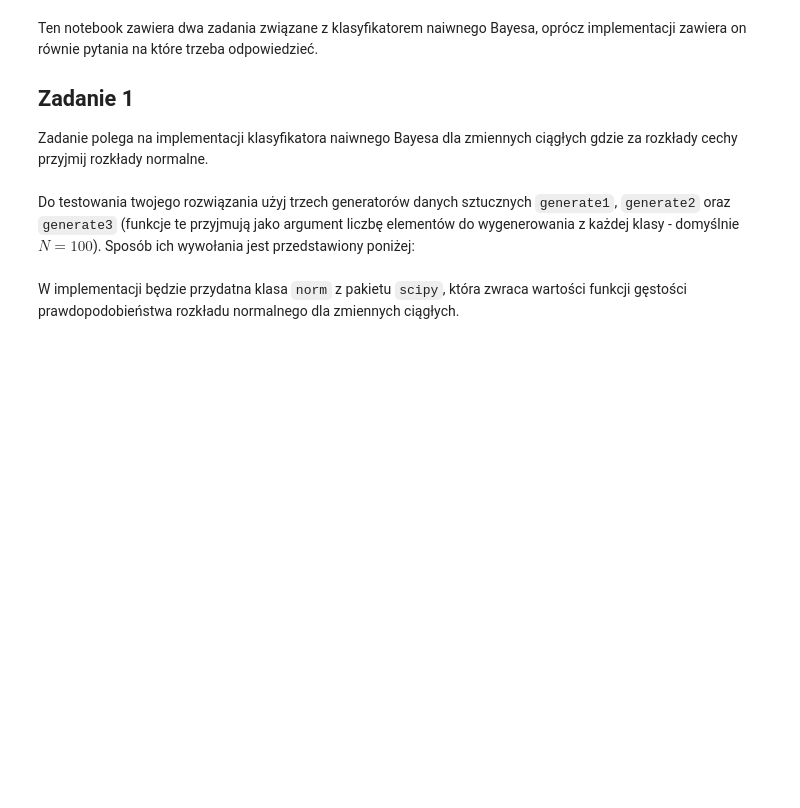
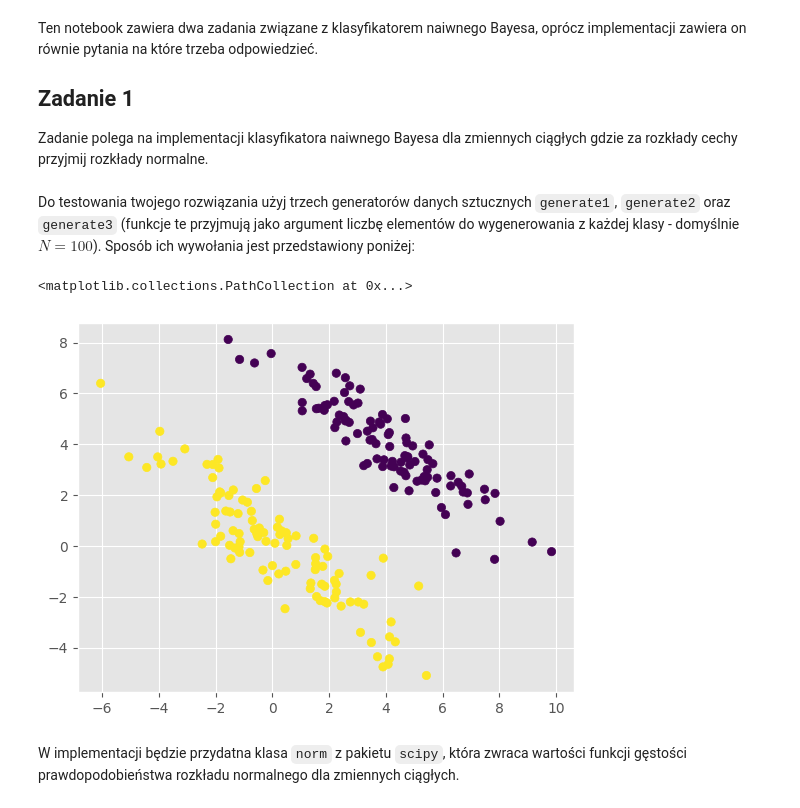
Before and after one commit to Ja234nush/sys, a Jupyter notebook: lab2/su-lab-zad-dom-2.ipynb, the cells around one changed output. Drawn from its saved outputs; the diff is of its cells as text; code cells hidden in the pictures; blank space fills up the shorter version.

```diff
--- a/lab2/su-lab-zad-dom-2.ipynb
+++ b/lab2/su-lab-zad-dom-2.ipynb
@@ -22,8 +22,11 @@ Do testowania twojego rozwiązania użyj trzech generatorów danych sztucznych `
 # %%
 from helpers import generate1, generate2, generate3  # noqa
 
-x, y = generate1()
+x, y = generate2()
 plt.scatter(x[:, 0], x[:, 1], c=y)
+# %% [output]
+<matplotlib.collections.PathCollection at 0x...>
+[figure, added]
 # %% [markdown]
 W implementacji będzie przydatna klasa `norm` z pakietu `scipy`, która zwraca wartości funkcji gęstości prawdopodobieństwa rozkładu normalnego dla zmiennych ciągłych.
 # %%
```
Also changed, not shown: parts of 16 cells of this notebook.
